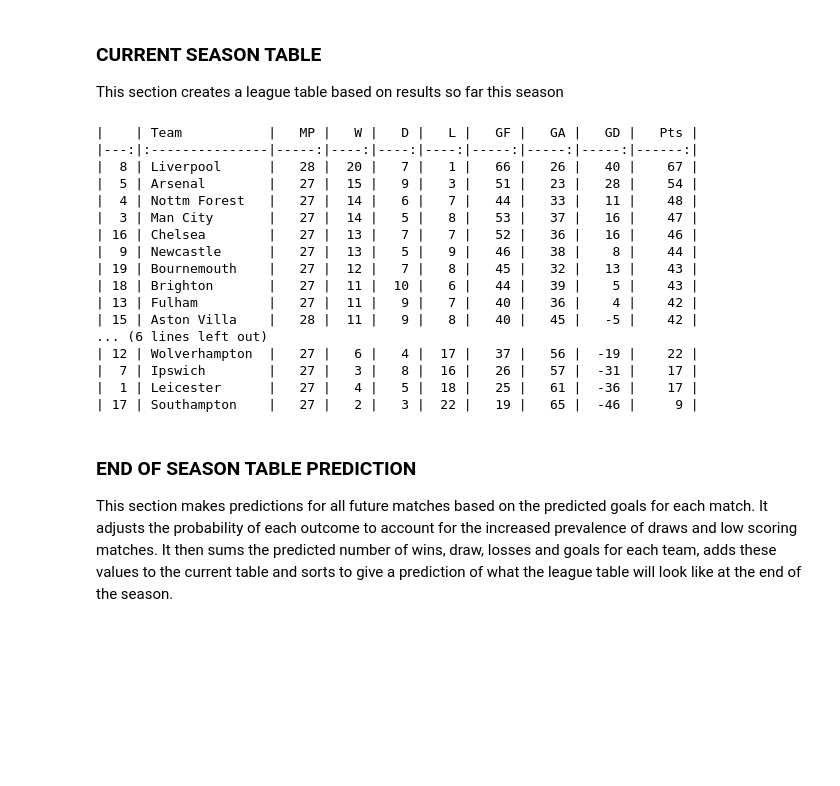
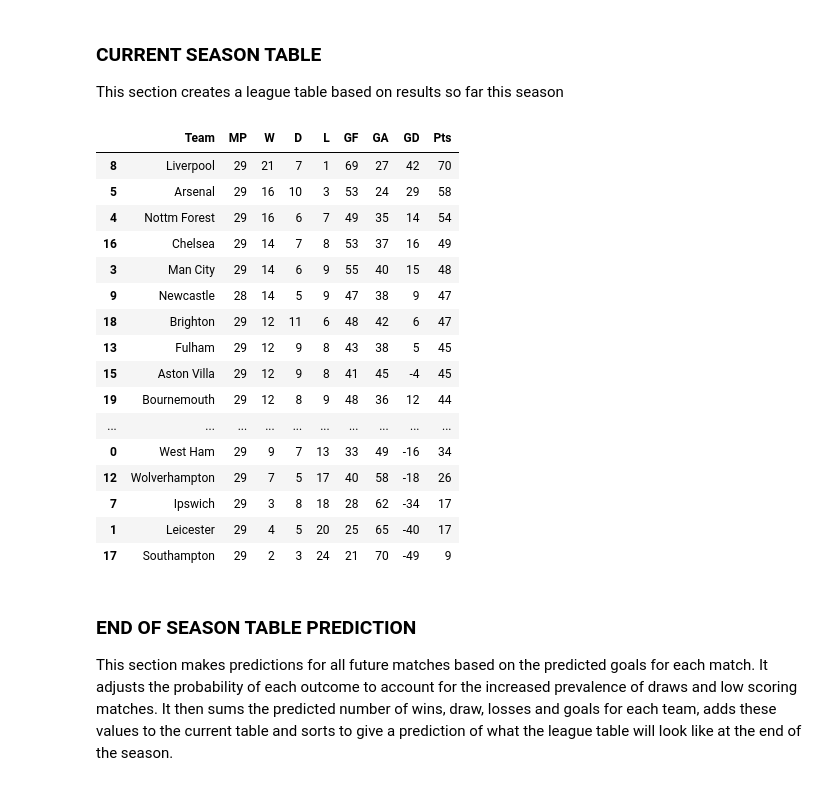
Before and after one commit to lukechamberspublic/Portfolio, a Jupyter notebook: Long Term Model/LT_Model.ipynb, the cells around one changed output. Saved outputs shown, nothing was run; the diff lists cells and outputs as text; code cells hidden in the pictures; blank space fills up the shorter version.

```diff
--- a/Long Term Model/LT_Model.ipynb
+++ b/Long Term Model/LT_Model.ipynb
@@ -971,25 +967,25 @@ for index, row in currentseason_past.iterrows():
 
 current_season_table = current_season_table.sort_values(['Pts', 'GD', 'GF'], ascending=False)
 # %%
-print(current_season_table.to_markdown())
+current_season_table
 # %% [output]
-|    | Team           |   MP |   W |   D |   L |   GF |   GA |   GD |   Pts |
-|---:|:---------------|-----:|----:|----:|----:|-----:|-----:|-----:|------:|
-|  8 | Liverpool      |   28 |  20 |   7 |   1 |   66 |   26 |   40 |    67 |
-|  5 | Arsenal        |   27 |  15 |   9 |   3 |   51 |   23 |   28 |    54 |
-|  4 | Nottm Forest   |   27 |  14 |   6 |   7 |   44 |   33 |   11 |    48 |
-|  3 | Man City       |   27 |  14 |   5 |   8 |   53 |   37 |   16 |    47 |
-| 16 | Chelsea        |   27 |  13 |   7 |   7 |   52 |   36 |   16 |    46 |
-|  9 | Newcastle      |   27 |  13 |   5 |   9 |   46 |   38 |    8 |    44 |
-| 19 | Bournemouth    |   27 |  12 |   7 |   8 |   45 |   32 |   13 |    43 |
-| 18 | Brighton       |   27 |  11 |  10 |   6 |   44 |   39 |    5 |    43 |
-| 13 | Fulham         |   27 |  11 |   9 |   7 |   40 |   36 |    4 |    42 |
-| 15 | Aston Villa    |   28 |  11 |   9 |   8 |   40 |   45 |   -5 |    42 |
-... (6 lines left out)
-| 12 | Wolverhampton  |   27 |   6 |   4 |  17 |   37 |   56 |  -19 |    22 |
-|  7 | Ipswich        |   27 |   3 |   8 |  16 |   26 |   57 |  -31 |    17 |
-|  1 | Leicester      |   27 |   4 |   5 |  18 |   25 |   61 |  -36 |    17 |
-| 17 | Southampton    |   27 |   2 |   3 |  22 |   19 |   65 |  -46 |     9 |
+|  | Team | MP | W | D | L | GF | GA | GD | Pts |
+| 8 | Liverpool | 29 | 21 | 7 | 1 | 69 | 27 | 42 | 70 |
+| 5 | Arsenal | 29 | 16 | 10 | 3 | 53 | 24 | 29 | 58 |
+| 4 | Nottm Forest | 29 | 16 | 6 | 7 | 49 | 35 | 14 | 54 |
+| 16 | Chelsea | 29 | 14 | 7 | 8 | 53 | 37 | 16 | 49 |
+| 3 | Man City | 29 | 14 | 6 | 9 | 55 | 40 | 15 | 48 |
+| 9 | Newcastle | 28 | 14 | 5 | 9 | 47 | 38 | 9 | 47 |
+| 18 | Brighton | 29 | 12 | 11 | 6 | 48 | 42 | 6 | 47 |
+| 13 | Fulham | 29 | 12 | 9 | 8 | 43 | 38 | 5 | 45 |
+| 15 | Aston Villa | 29 | 12 | 9 | 8 | 41 | 45 | -4 | 45 |
+| 19 | Bournemouth | 29 | 12 | 8 | 9 | 48 | 36 | 12 | 44 |
+| ... | ... | ... | ... | ... | ... | ... | ... | ... | ... |
+| 0 | West Ham | 29 | 9 | 7 | 13 | 33 | 49 | -16 | 34 |
+| 12 | Wolverhampton | 29 | 7 | 5 | 17 | 40 | 58 | -18 | 26 |
+| 7 | Ipswich | 29 | 3 | 8 | 18 | 28 | 62 | -34 | 17 |
+| 1 | Leicester | 29 | 4 | 5 | 20 | 25 | 65 | -40 | 17 |
+| 17 | Southampton | 29 | 2 | 3 | 24 | 21 | 70 | -49 | 9 |
 # %% [markdown]
 ### END OF SEASON TABLE PREDICTION ###
 
```
Also changed, not shown: parts of 12 cells of this notebook.
